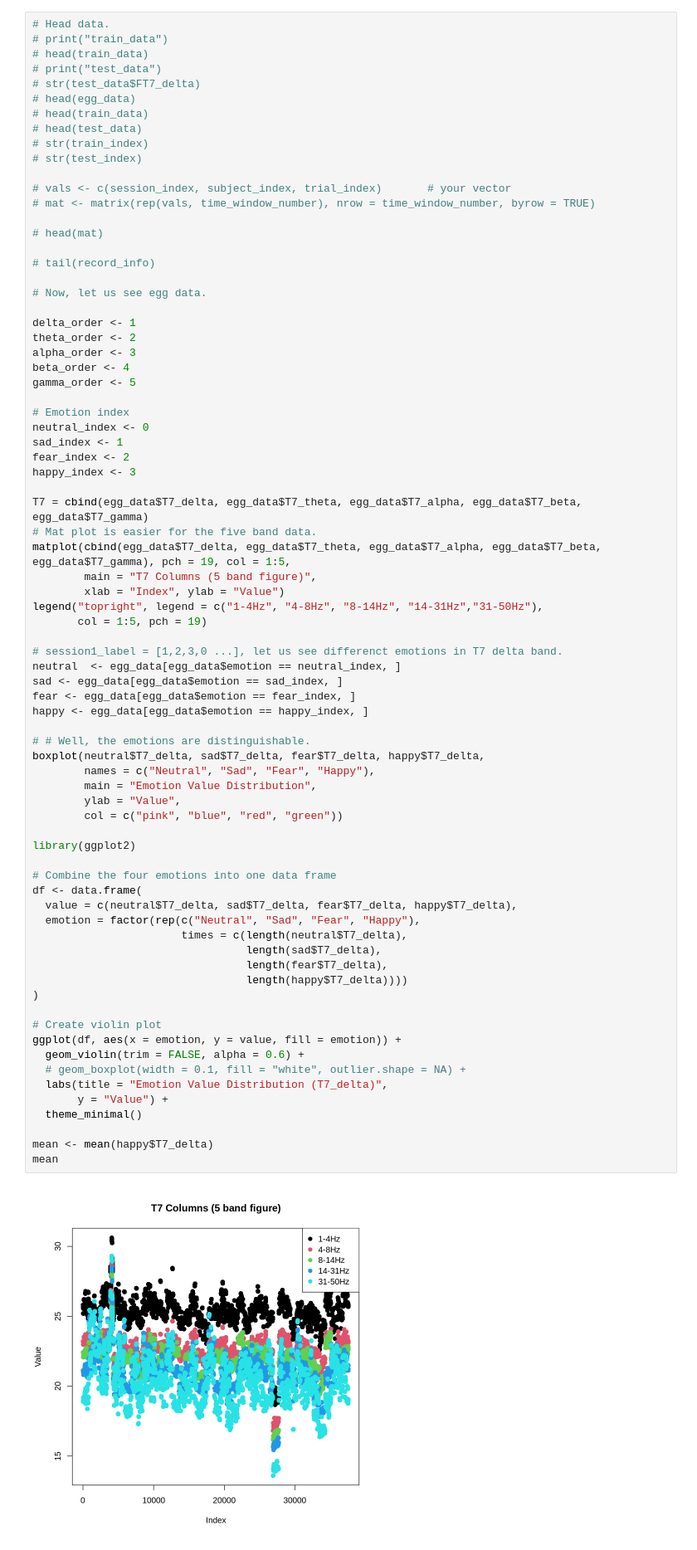
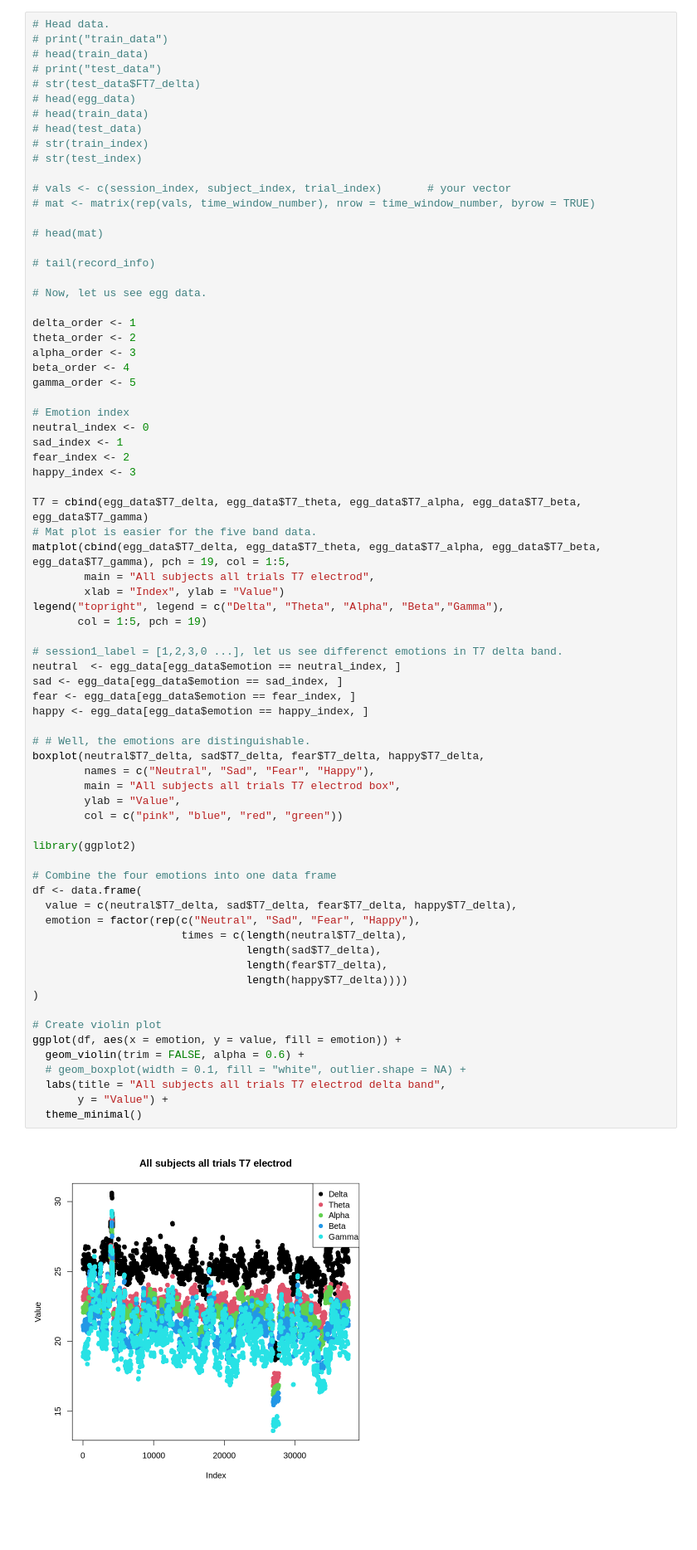
Before and after one commit to nieyangfei/EGG_Big_Data, a Jupyter notebook: EEG_Big_Data_Project.ipynb, the cells around one changed output. Shown at 83% size. Drawn from its saved outputs; the diff is of its cells as text; blank space fills up the shorter version.

```diff
--- a/EEG_Big_Data_Project.ipynb
+++ b/EEG_Big_Data_Project.ipynb
@@ -774,45 +783,42 @@ happy_index <- 3
 T7 = cbind(egg_data$T7_delta, egg_data$T7_theta, egg_data$T7_alpha, egg_data$T7_beta, egg_data$T7_gamma)
 # Mat plot is easier for the five band data.
 matplot(cbind(egg_data$T7_delta, egg_data$T7_theta, egg_data$T7_alpha, egg_data$T7_beta, egg_data$T7_gamma), pch = 19, col = 1:5,
-        main = "T7 Columns (5 band figure)",
+        main = "All subjects all trials T7 electrod",
         xlab = "Index", ylab = "Value")
-legend("topright", legend = c("1-4Hz", "4-8Hz", "8-14Hz", "14-31Hz","31-50Hz"),
+legend("topright", legend = c("Delta", "Theta", "Alpha", "Beta","Gamma"),
        col = 1:5, pch = 19)
 
 # session1_label = [1,2,3,0 ...], let us see differenct emotions in T7 delta band.
 neutral  <- egg_data[egg_data$emotion == neutral_index, ]
 sad <- egg_data[egg_data$emotion == sad_index, ]
 fear <- egg_data[egg_data$emotion == fear_index, ]
 happy <- egg_data[egg_data$emotion == happy_index, ]
 
 # # Well, the emotions are distinguishable.
 boxplot(neutral$T7_delta, sad$T7_delta, fear$T7_delta, happy$T7_delta,
         names = c("Neutral", "Sad", "Fear", "Happy"),
-        main = "Emotion Value Distribution",
+        main = "All subjects all trials T7 electrod box",
         ylab = "Value",
         col = c("pink", "blue", "red", "green"))
 
 library(ggplot2)
 
 # Combine the four emotions into one data frame
 df <- data.frame(
   value = c(neutral$T7_delta, sad$T7_delta, fear$T7_delta, happy$T7_delta),
   emotion = factor(rep(c("Neutral", "Sad", "Fear", "Happy"),
                        times = c(length(neutral$T7_delta),
                                  length(sad$T7_delta),
                                  length(fear$T7_delta),
                                  length(happy$T7_delta))))
 )
 
 # Create violin plot
 ggplot(df, aes(x = emotion, y = value, fill = emotion)) +
   geom_violin(trim = FALSE, alpha = 0.6) +
   # geom_boxplot(width = 0.1, fill = "white", outlier.shape = NA) +
-  labs(title = "Emotion Value Distribution (T7_delta)",
+  labs(title = "All subjects all trials T7 electrod delta band",
        y = "Value") +
   theme_minimal()
-
-mean <- mean(happy$T7_delta)
-mean
 # %% [output]
-[figure, old version]
+[figure, new version]
```
Also changed, not shown: parts of 8 cells of this notebook.
